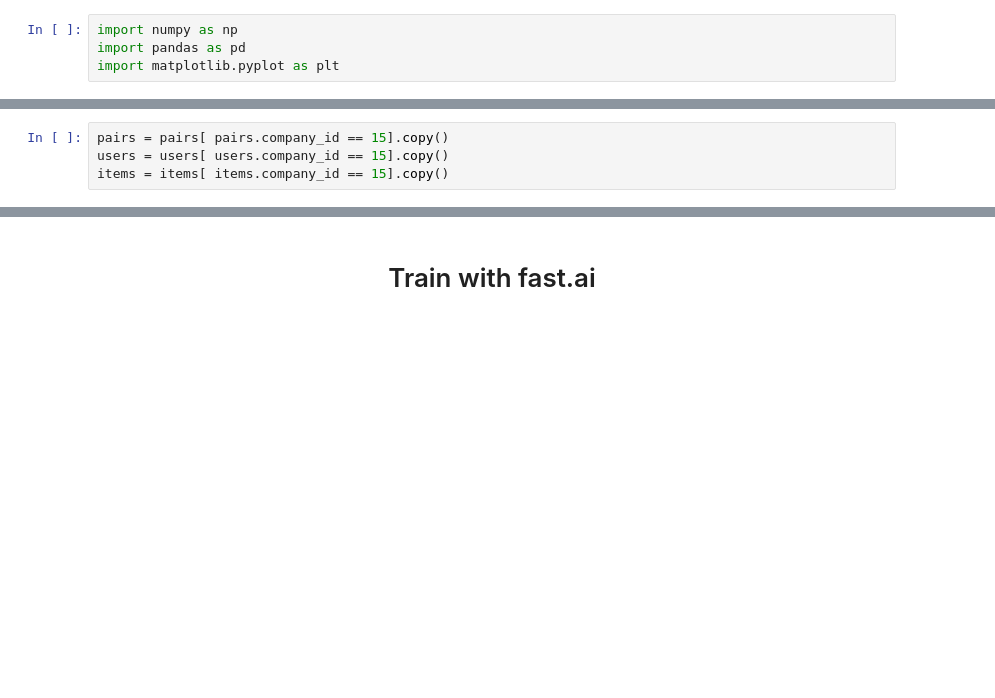
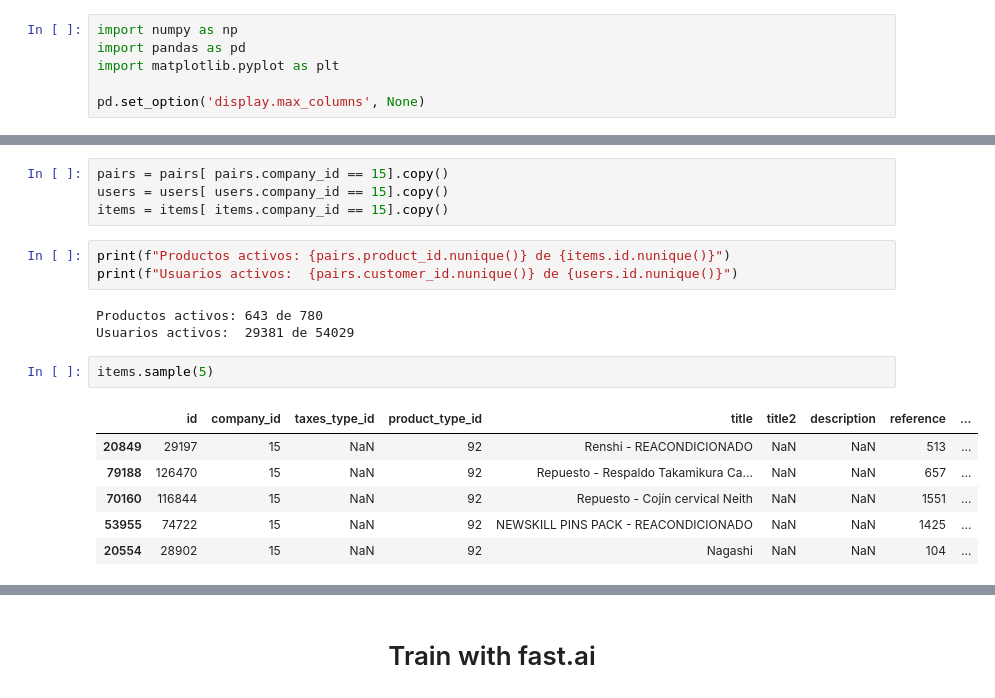
Before and after one commit to CenticMurcia/recomentadion-system, a Jupyter notebook: Intelia Compañia 15.ipynb, the cells around one changed output, grey strips where cells are left out. Drawn from its saved outputs; the diff is of its cells as text; blank space fills up the shorter version.

Commit message:
nuevo modelo con feats from user and item

```diff
--- a/Intelia Compañia 15.ipynb
+++ b/Intelia Compañia 15.ipynb
@@ -6,6 +6,8 @@
 import numpy as np
 import pandas as pd
 import matplotlib.pyplot as plt
+
+pd.set_option('display.max_columns', None)
 # %% [markdown]
 # Datios Intelia
 # %%
@@ -24,3 +26,18 @@ pairs = pd.read_csv(dataPath + "relation.csv")
 pairs = pairs[ pairs.company_id == 15].copy()
 users = users[ users.company_id == 15].copy()
 items = items[ items.company_id == 15].copy()
+# %%
+print(f"Productos activos: {pairs.product_id.nunique()} de {items.id.nunique()}")
+print(f"Usuarios activos:  {pairs.customer_id.nunique()} de {users.id.nunique()}")
+# %% [output]
+Productos activos: 643 de 780
+Usuarios activos:  29381 de 54029
+# %%
+items.sample(5)
+# %% [output]
+|  | id | company_id | taxes_type_id | product_type_id | title | title2 | description | reference | ... |
+| 20849 | 29197 | 15 | NaN | 92 | Renshi - REACONDICIONADO | NaN | NaN | 513 | ... |
+| 79188 | 126470 | 15 | NaN | 92 | Repuesto - Respaldo Takamikura Ca... | NaN | NaN | 657 | ... |
+| 70160 | 116844 | 15 | NaN | 92 | Repuesto - Cojín cervical Neith | NaN | NaN | 1551 | ... |
+| 53955 | 74722 | 15 | NaN | 92 | NEWSKILL PINS PACK - REACONDICIONADO | NaN | NaN | 1425 | ... |
+| 20554 | 28902 | 15 | NaN | 92 | Nagashi | NaN | NaN | 104 | ... |
```
Also changed, not shown: parts of 1 cell of this notebook, 1 other file.
